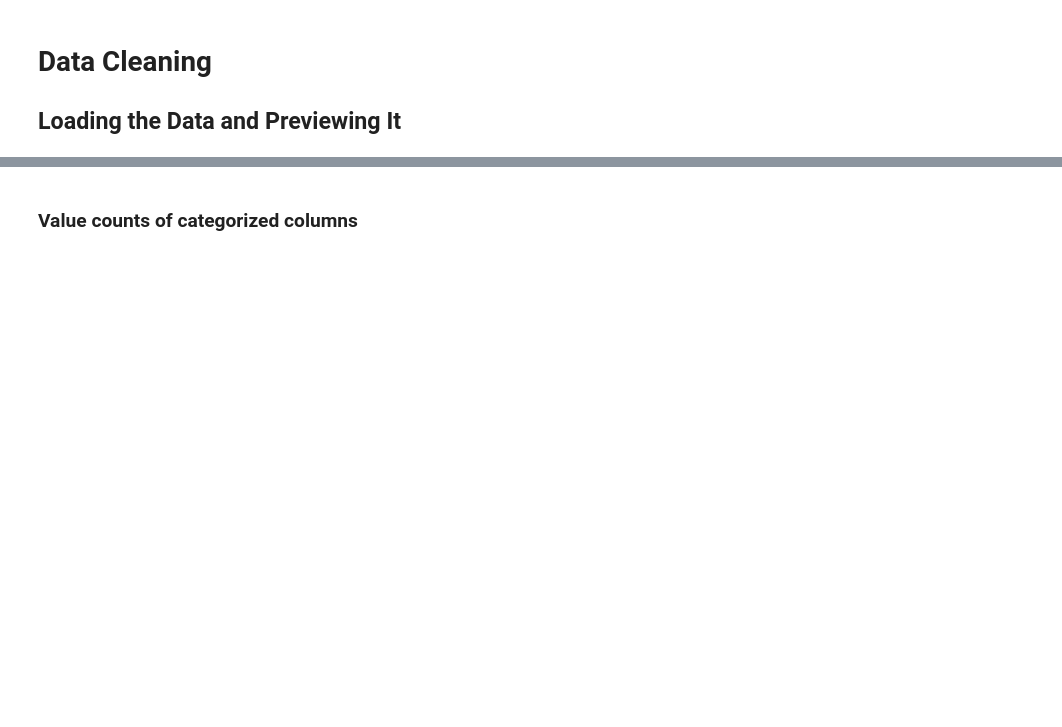
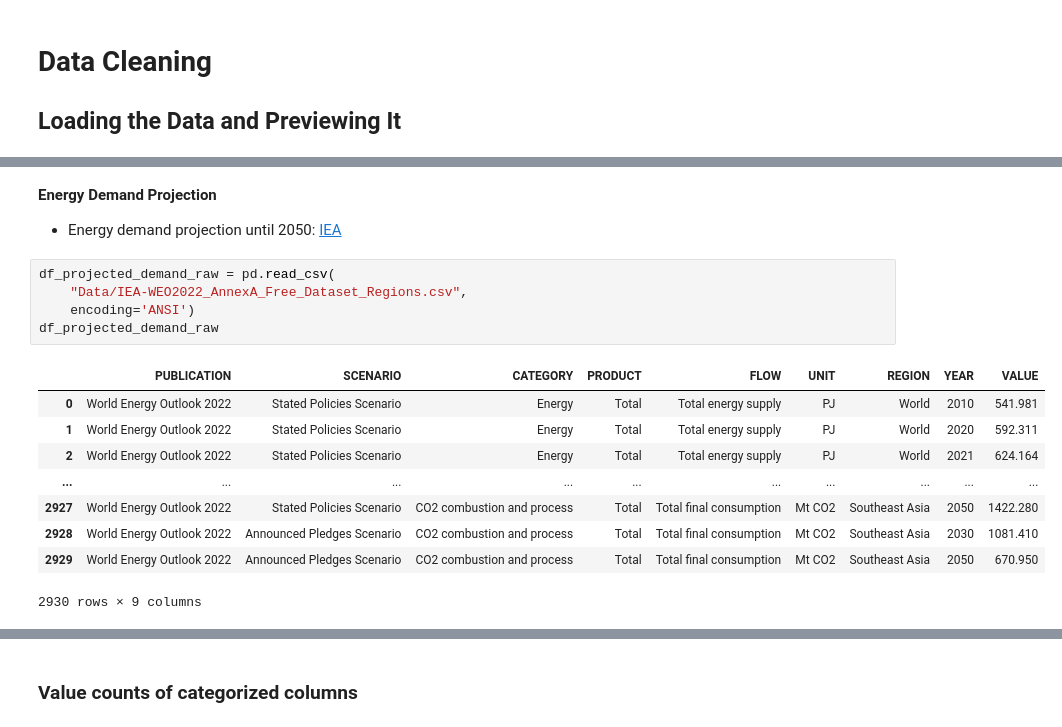
Before and after one commit to FunkyTable/Energy_Production_Time_Series_Projection, a Jupyter notebook: student.ipynb, the cells around one changed output, grey strips where cells are left out. Saved outputs shown, nothing was run; the diff lists cells and outputs as text; blank space fills up the shorter version.

```diff
--- a/student.ipynb
+++ b/student.ipynb
@@ -177,0 +247,18 @@ import seaborn as sns
+# %% [markdown]
+**Energy Demand Projection**
+* Energy demand projection until 2050: [IEA](https://www.iea.org/data-and-statistics/data-product/world-energy-outlook-2022-free-dataset)
+# %%
+df_projected_demand_raw = pd.read_csv(
+    "Data/IEA-WEO2022_AnnexA_Free_Dataset_Regions.csv",
+    encoding='ANSI')
+df_projected_demand_raw
+# %% [output]
+|  | PUBLICATION | SCENARIO | CATEGORY | PRODUCT | FLOW | UNIT | REGION | YEAR | VALUE |
+| 0 | World Energy Outlook 2022 | Stated Policies Scenario | Energy | Total | Total energy supply | PJ | World | 2010 | 541.981 |
+| 1 | World Energy Outlook 2022 | Stated Policies Scenario | Energy | Total | Total energy supply | PJ | World | 2020 | 592.311 |
+| 2 | World Energy Outlook 2022 | Stated Policies Scenario | Energy | Total | Total energy supply | PJ | World | 2021 | 624.164 |
+| ... | ... | ... | ... | ... | ... | ... | ... | ... | ... |
+| 2927 | World Energy Outlook 2022 | Stated Policies Scenario | CO2 combustion and process | Total | Total final consumption | Mt CO2 | Southeast Asia | 2050 | 1422.280 |
+| 2928 | World Energy Outlook 2022 | Announced Pledges Scenario | CO2 combustion and process | Total | Total final consumption | Mt CO2 | Southeast Asia | 2030 | 1081.410 |
+| 2929 | World Energy Outlook 2022 | Announced Pledges Scenario | CO2 combustion and process | Total | Total final consumption | Mt CO2 | Southeast Asia | 2050 | 670.950 |
+2930 rows × 9 columns
```
Also changed, not shown: parts of 35 cells of this notebook.
